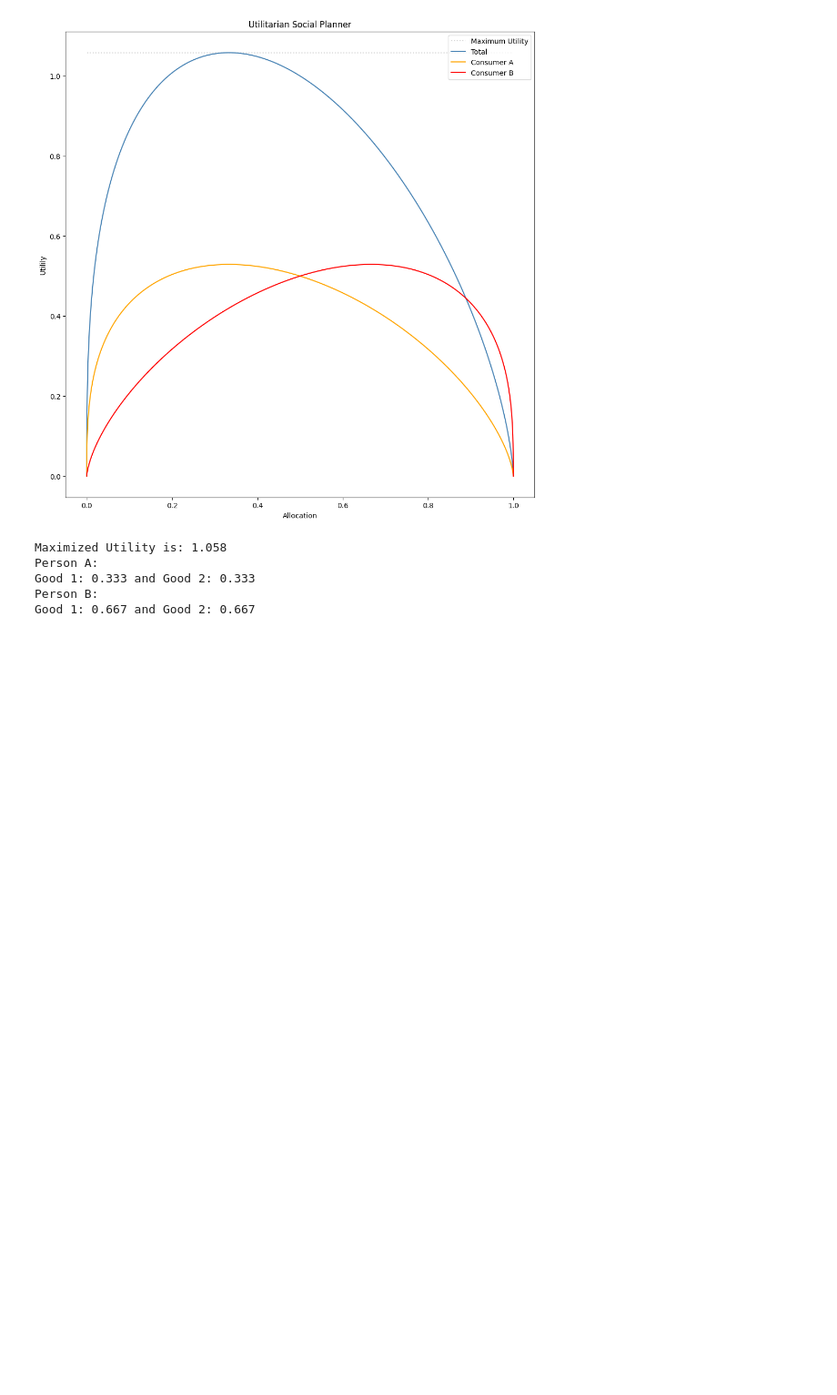
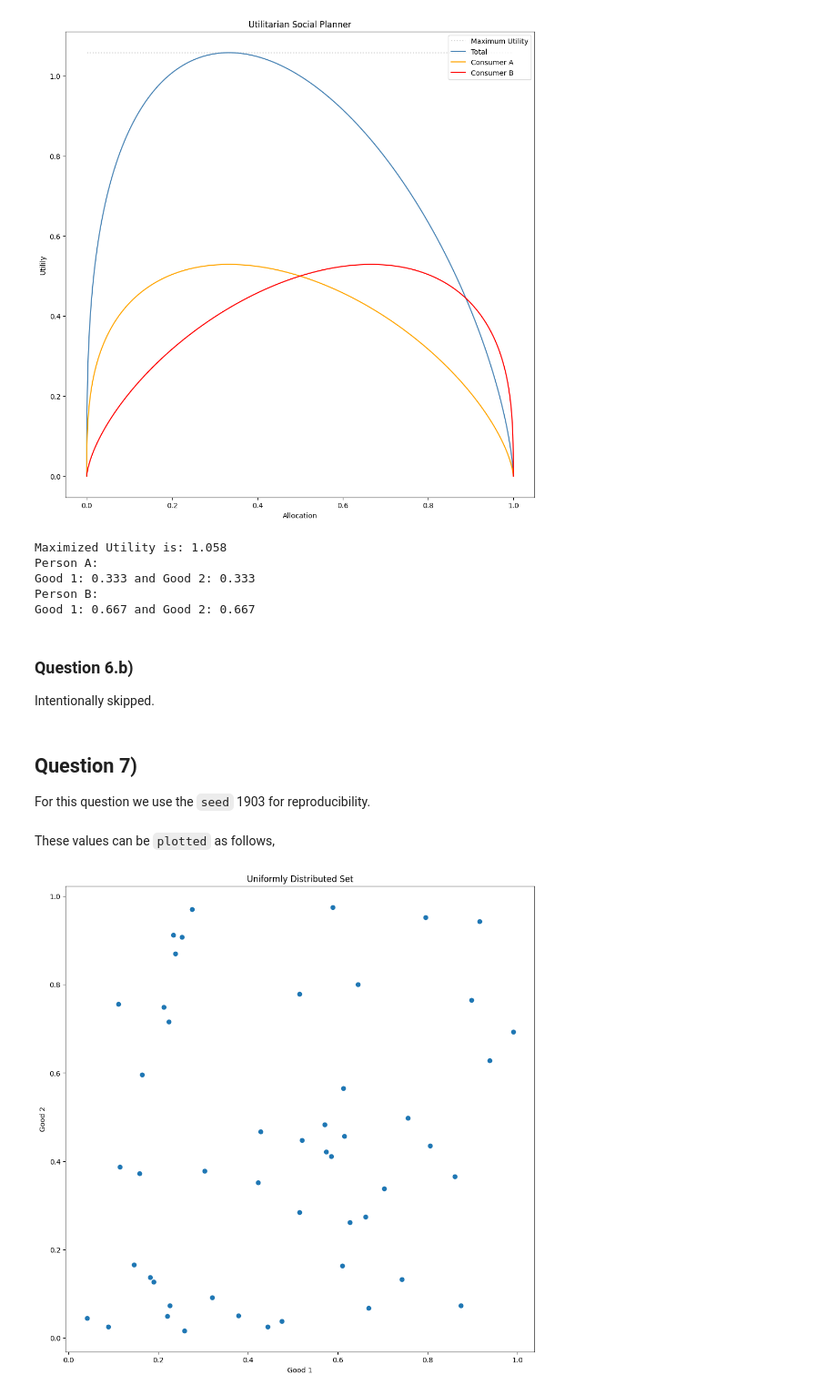
Before and after one commit to Nihandvs196/projects-2024-snakecharmers, a Jupyter notebook: inauguralproject/inauguralproject.ipynb, the cells around one changed output. Shown at 91% size. Cells and saved outputs as stored; diff of their text form; code cells hidden in the pictures; blank space fills up the shorter version.

```diff
--- a/inauguralproject/inauguralproject.ipynb
+++ b/inauguralproject/inauguralproject.ipynb
@@ -474,3 +540,43 @@ Person A:
 Good 1: 0.333 and Good 2: 0.333
 Person B:
 Good 1: 0.667 and Good 2: 0.667
+# %% [markdown]
+### Question 6.b)
+
+Intentionally skipped.
+# %% [markdown]
+## Question 7)
+
+For this question we use the `seed` 1903 for reproducibility.
+# %%
+## 1) set the seed for
+## reporducibility
+np.random.seed(1903)
+
+## 2) Generate uniformly distribution
+## allocation of goods
+good_1 = np.random.uniform(low=0.0, high=1.0, size=50)
+good_2 = np.random.uniform(low=0.0, high=1.0, size=50)
+# %% [markdown]
+These values can be `plotted` as follows,
+# %%
+# 1) initialize
+# the plot
+fig, ax = plt.subplots(
+    figsize=(12, 12)
+)
+
+# 1.1) plot title
+ax.set_title(
+    'Uniformly Distributed Set'
+)
+
+# 2) set label
+# axis
+ax.set_xlabel('Good 1')
+ax.set_ylabel('Good 2')
+ax.scatter(good_1, good_2)
+
+plt.show()
+# %% [output]
+[figure, added]
```
Also changed, not shown: parts of 29 cells of this notebook.
